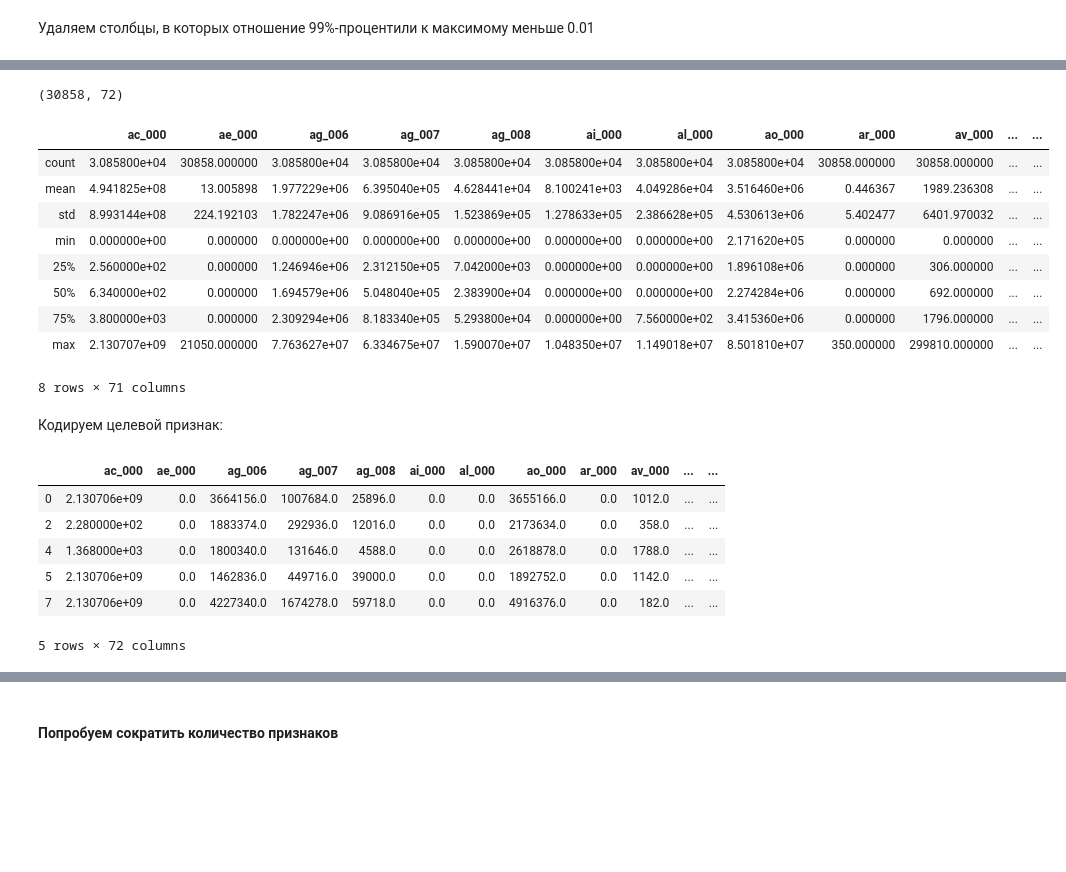
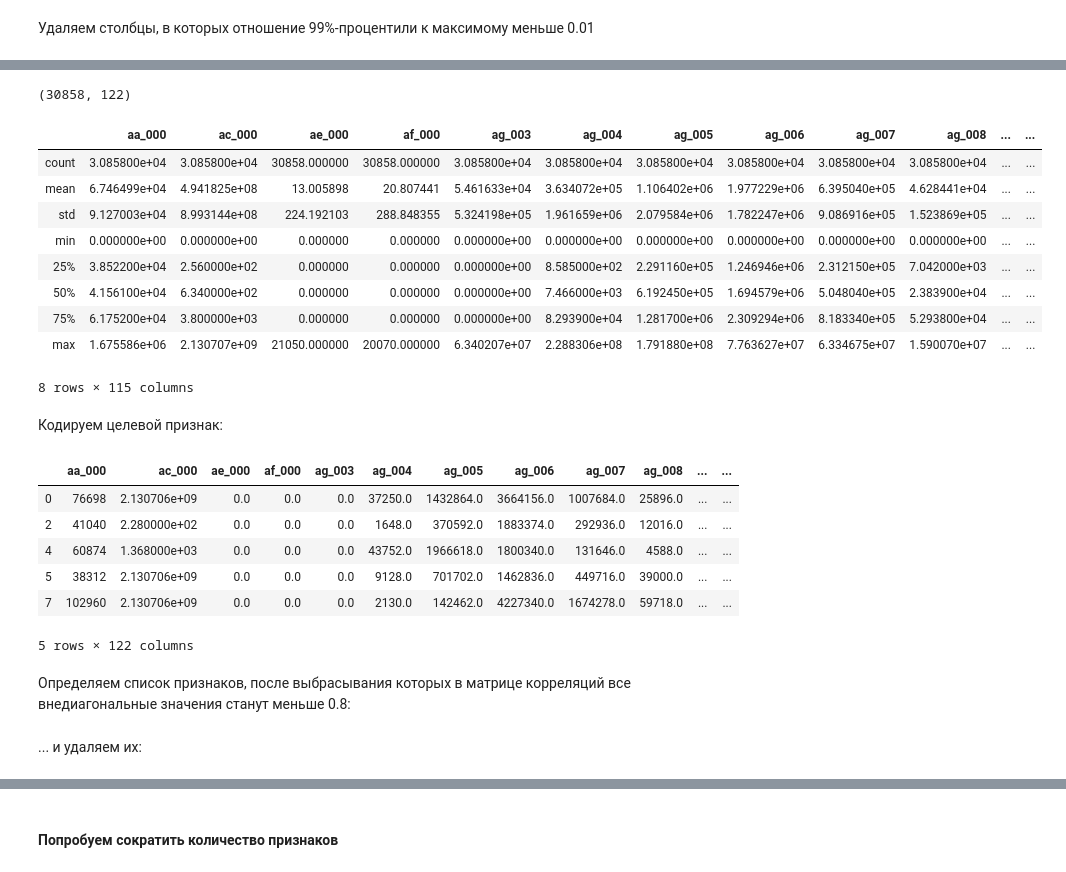
Before and after one commit to AlexRozhd/mlWork, a Jupyter notebook: hw4.ipynb, the cells around one changed output, grey strips where cells are left out. Saved outputs shown, nothing was run; the diff lists cells and outputs as text; code cells hidden in the pictures; blank space fills up the shorter version.

```diff
--- a/hw4.ipynb
+++ b/hw4.ipynb
@@ -7,9 +9,9 @@ import matplotlib.pyplot as plt
 # %% [markdown]
 Датасет уже разбит на две выборки, поэтому для нашего анализа соберем их в одну таблицу:
 # %%
-dfTrain = pd.read_csv('aps_failure_training_set.csv', na_values='na', decimal=',')
+dfTrain = pd.read_csv('aps_failure_training_set.csv', skiprows = 20 ,na_values = 'na', decimal = ',')
 # %%
-dfTest = pd.read_csv('aps_failure_test_set.csv', na_values='na', decimal=',')
+dfTest = pd.read_csv('aps_failure_test_set.csv', skiprows = 20 ,na_values = 'na', decimal = ',')
 # %%
 dfTrain.shape, dfTest.shape
 # %% [output]
@@ -147,7 +104,7 @@ def DetectPrstThr(data, prst, eps):
 # %% [markdown]
 Удаляем столбцы, в которых отношение 99%-процентили к максимому меньше 0.01
 # %%
-dropListP = DetectPrstThr(df1, 99, 0.01)
+dropListP = DetectPrstThr(df0, 99, 0.01)
 dropListP.sort()
 dropListP
 # %% [output]
@@ -169,5 +126,5 @@ dropListP
  'ef_000',
  'eg_000']
 # %%
-df2 = df1.drop(labels = dropListP, axis = 1)
+df1 = df0.drop(labels = dropListP, axis = 1)
 # %%
@@ -179,20 +136,20 @@ len(dropColList)
 # %%
-df2.shape
+df1.shape
 # %% [output]
-(30858, 72)
+(30858, 122)
 # %%
-df2.describe()
+df1.describe()
 # %% [output]
-|  | ac_000 | ae_000 | ag_006 | ag_007 | ag_008 | ai_000 | al_000 | ao_000 | ar_000 | av_000 | ... | ... |
-| count | 3.085800e+04 | 30858.000000 | 3.085800e+04 | 3.085800e+04 | 3.085800e+04 | 3.085800e+04 | 3.085800e+04 | 3.085800e+04 | 30858.000000 | 30858.000000 | ... | ... |
-| mean | 4.941825e+08 | 13.005898 | 1.977229e+06 | 6.395040e+05 | 4.628441e+04 | 8.100241e+03 | 4.049286e+04 | 3.516460e+06 | 0.446367 | 1989.236308 | ... | ... |
-| std | 8.993144e+08 | 224.192103 | 1.782247e+06 | 9.086916e+05 | 1.523869e+05 | 1.278633e+05 | 2.386628e+05 | 4.530613e+06 | 5.402477 | 6401.970032 | ... | ... |
-| min | 0.000000e+00 | 0.000000 | 0.000000e+00 | 0.000000e+00 | 0.000000e+00 | 0.000000e+00 | 0.000000e+00 | 2.171620e+05 | 0.000000 | 0.000000 | ... | ... |
-| 25% | 2.560000e+02 | 0.000000 | 1.246946e+06 | 2.312150e+05 | 7.042000e+03 | 0.000000e+00 | 0.000000e+00 | 1.896108e+06 | 0.000000 | 306.000000 | ... | ... |
-| 50% | 6.340000e+02 | 0.000000 | 1.694579e+06 | 5.048040e+05 | 2.383900e+04 | 0.000000e+00 | 0.000000e+00 | 2.274284e+06 | 0.000000 | 692.000000 | ... | ... |
-| 75% | 3.800000e+03 | 0.000000 | 2.309294e+06 | 8.183340e+05 | 5.293800e+04 | 0.000000e+00 | 7.560000e+02 | 3.415360e+06 | 0.000000 | 1796.000000 | ... | ... |
-| max | 2.130707e+09 | 21050.000000 | 7.763627e+07 | 6.334675e+07 | 1.590070e+07 | 1.048350e+07 | 1.149018e+07 | 8.501810e+07 | 350.000000 | 299810.000000 | ... | ... |
+|  | aa_000 | ac_000 | ae_000 | af_000 | ag_003 | ag_004 | ag_005 | ag_006 | ag_007 | ag_008 | ... | ... |
+| count | 3.085800e+04 | 3.085800e+04 | 30858.000000 | 30858.000000 | 3.085800e+04 | 3.085800e+04 | 3.085800e+04 | 3.085800e+04 | 3.085800e+04 | 3.085800e+04 | ... | ... |
+| mean | 6.746499e+04 | 4.941825e+08 | 13.005898 | 20.807441 | 5.461633e+04 | 3.634072e+05 | 1.106402e+06 | 1.977229e+06 | 6.395040e+05 | 4.628441e+04 | ... | ... |
+| std | 9.127003e+04 | 8.993144e+08 | 224.192103 | 288.848355 | 5.324198e+05 | 1.961659e+06 | 2.079584e+06 | 1.782247e+06 | 9.086916e+05 | 1.523869e+05 | ... | ... |
+| min | 0.000000e+00 | 0.000000e+00 | 0.000000 | 0.000000 | 0.000000e+00 | 0.000000e+00 | 0.000000e+00 | 0.000000e+00 | 0.000000e+00 | 0.000000e+00 | ... | ... |
+| 25% | 3.852200e+04 | 2.560000e+02 | 0.000000 | 0.000000 | 0.000000e+00 | 8.585000e+02 | 2.291160e+05 | 1.246946e+06 | 2.312150e+05 | 7.042000e+03 | ... | ... |
+| 50% | 4.156100e+04 | 6.340000e+02 | 0.000000 | 0.000000 | 0.000000e+00 | 7.466000e+03 | 6.192450e+05 | 1.694579e+06 | 5.048040e+05 | 2.383900e+04 | ... | ... |
+| 75% | 6.175200e+04 | 3.800000e+03 | 0.000000 | 0.000000 | 0.000000e+00 | 8.293900e+04 | 1.281700e+06 | 2.309294e+06 | 8.183340e+05 | 5.293800e+04 | ... | ... |
+| max | 1.675586e+06 | 2.130707e+09 | 21050.000000 | 20070.000000 | 6.340207e+07 | 2.288306e+08 | 1.791880e+08 | 7.763627e+07 | 6.334675e+07 | 1.590070e+07 | ... | ... |
-8 rows × 71 columns
+8 rows × 115 columns
 # %% [markdown]
 Кодируем целевой признак:
 # %%
@@ -200,10 +157,13 @@ df3 = pd.get_dummies(df2, columns=[target], drop_first=True)
 # %%
-df3.head()
+df1.head()
 # %% [output]
-|  | ac_000 | ae_000 | ag_006 | ag_007 | ag_008 | ai_000 | al_000 | ao_000 | ar_000 | av_000 | ... | ... |
-| 0 | 2.130706e+09 | 0.0 | 3664156.0 | 1007684.0 | 25896.0 | 0.0 | 0.0 | 3655166.0 | 0.0 | 1012.0 | ... | ... |
-| 2 | 2.280000e+02 | 0.0 | 1883374.0 | 292936.0 | 12016.0 | 0.0 | 0.0 | 2173634.0 | 0.0 | 358.0 | ... | ... |
-| 4 | 1.368000e+03 | 0.0 | 1800340.0 | 131646.0 | 4588.0 | 0.0 | 0.0 | 2618878.0 | 0.0 | 1788.0 | ... | ... |
-| 5 | 2.130706e+09 | 0.0 | 1462836.0 | 449716.0 | 39000.0 | 0.0 | 0.0 | 1892752.0 | 0.0 | 1142.0 | ... | ... |
-| 7 | 2.130706e+09 | 0.0 | 4227340.0 | 1674278.0 | 59718.0 | 0.0 | 0.0 | 4916376.0 | 0.0 | 182.0 | ... | ... |
+|  | aa_000 | ac_000 | ae_000 | af_000 | ag_003 | ag_004 | ag_005 | ag_006 | ag_007 | ag_008 | ... | ... |
+| 0 | 76698 | 2.130706e+09 | 0.0 | 0.0 | 0.0 | 37250.0 | 1432864.0 | 3664156.0 | 1007684.0 | 25896.0 | ... | ... |
+| 2 | 41040 | 2.280000e+02 | 0.0 | 0.0 | 0.0 | 1648.0 | 370592.0 | 1883374.0 | 292936.0 | 12016.0 | ... | ... |
+| 4 | 60874 | 1.368000e+03 | 0.0 | 0.0 | 0.0 | 43752.0 | 1966618.0 | 1800340.0 | 131646.0 | 4588.0 | ... | ... |
+| 5 | 38312 | 2.130706e+09 | 0.0 | 0.0 | 0.0 | 9128.0 | 701702.0 | 1462836.0 | 449716.0 | 39000.0 | ... | ... |
+| 7 | 102960 | 2.130706e+09 | 0.0 | 0.0 | 0.0 | 2130.0 | 142462.0 | 4227340.0 | 1674278.0 | 59718.0 | ... | ... |
-5 rows × 72 columns
+5 rows × 122 columns
+# %% [markdown]
+Определяем список признаков, после выбрасывания которых в матрице корреляций все внедиагональные значения
+станут меньше 0.8:
@@ -209,0 +202,2 @@ df3.head()
+# %% [markdown]
+... и удаляем их:
```
Also changed, not shown: parts of 83 cells of this notebook.
